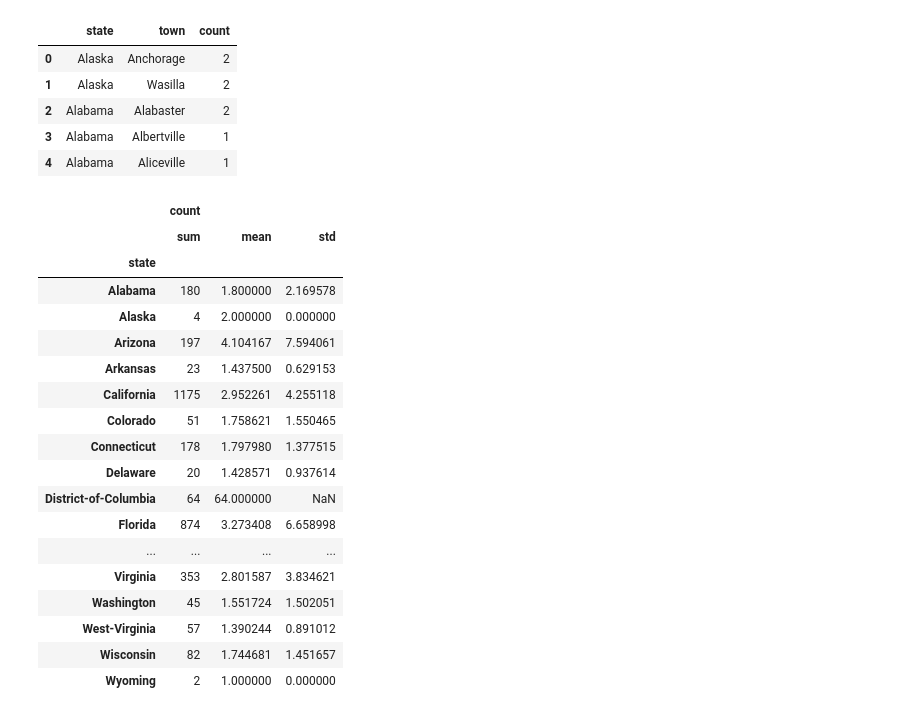
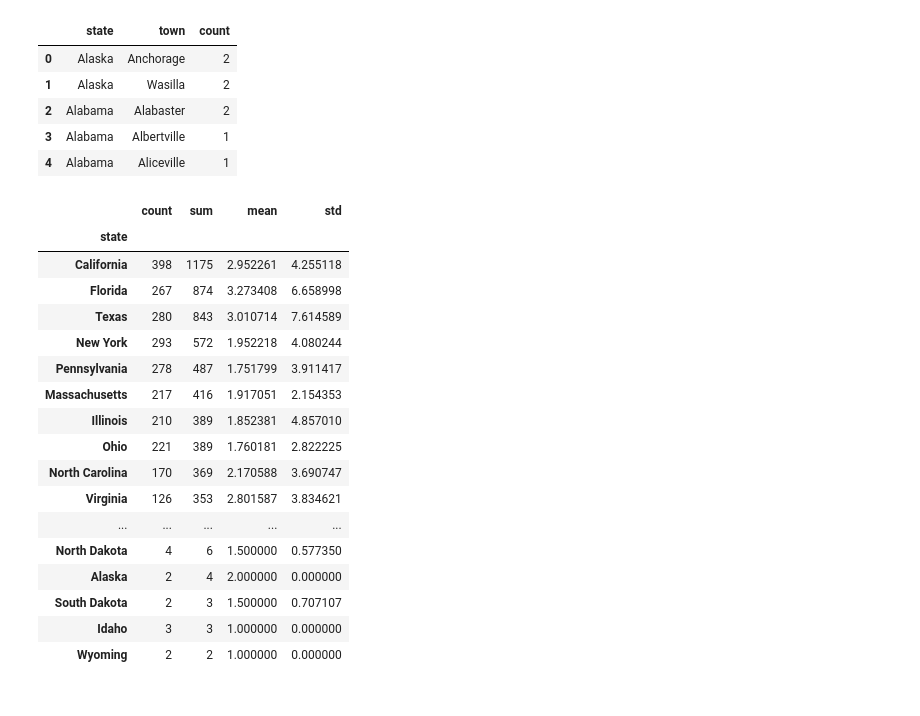
Before and after one commit to cheetahskita/dsa-projects, a Jupyter notebook: 1-web-scraping/CVS_Scraper.ipynb, the cells around one changed output. Saved outputs shown, nothing was run; the diff lists cells and outputs as text; code cells hidden in the pictures.

```diff
--- a/1-web-scraping/CVS_Scraper.ipynb
+++ b/1-web-scraping/CVS_Scraper.ipynb
@@ -84,24 +72,24 @@ df_cvs.head()
 | 3 | Alabama | Albertville | 1 |
 | 4 | Alabama | Aliceville | 1 |
 # %%
-df_cvs.groupby('state').agg({'count':['sum','mean','std']})
+df_states = df_cvs.groupby('state').agg({'count':['count','sum','mean','std']})['count'].sort_values('sum', ascending=False)
+df_states.head()
 # %% [output]
-|  | count |  |  |
-|  | sum | mean | std |
-| state |  |  |  |
-| Alabama | 180 | 1.800000 | 2.169578 |
-| Alaska | 4 | 2.000000 | 0.000000 |
-| Arizona | 197 | 4.104167 | 7.594061 |
-| Arkansas | 23 | 1.437500 | 0.629153 |
-| California | 1175 | 2.952261 | 4.255118 |
-| Colorado | 51 | 1.758621 | 1.550465 |
-| Connecticut | 178 | 1.797980 | 1.377515 |
-| Delaware | 20 | 1.428571 | 0.937614 |
-| District-of-Columbia | 64 | 64.000000 | NaN |
-| Florida | 874 | 3.273408 | 6.658998 |
-| ... | ... | ... | ... |
-| Virginia | 353 | 2.801587 | 3.834621 |
-| Washington | 45 | 1.551724 | 1.502051 |
-| West-Virginia | 57 | 1.390244 | 0.891012 |
-| Wisconsin | 82 | 1.744681 | 1.451657 |
-| Wyoming | 2 | 1.000000 | 0.000000 |
+|  | count | sum | mean | std |
+| state |  |  |  |  |
+| California | 398 | 1175 | 2.952261 | 4.255118 |
+| Florida | 267 | 874 | 3.273408 | 6.658998 |
+| Texas | 280 | 843 | 3.010714 | 7.614589 |
+| New York | 293 | 572 | 1.952218 | 4.080244 |
+| Pennsylvania | 278 | 487 | 1.751799 | 3.911417 |
+| Massachusetts | 217 | 416 | 1.917051 | 2.154353 |
+| Illinois | 210 | 389 | 1.852381 | 4.857010 |
+| Ohio | 221 | 389 | 1.760181 | 2.822225 |
+| North Carolina | 170 | 369 | 2.170588 | 3.690747 |
+| Virginia | 126 | 353 | 2.801587 | 3.834621 |
+| ... | ... | ... | ... | ... |
+| North Dakota | 4 | 6 | 1.500000 | 0.577350 |
+| Alaska | 2 | 4 | 2.000000 | 0.000000 |
+| South Dakota | 2 | 3 | 1.500000 | 0.707107 |
+| Idaho | 3 | 3 | 1.000000 | 0.000000 |
+| Wyoming | 2 | 2 | 1.000000 | 0.000000 |
```
Also changed, not shown: parts of 32 cells of this notebook, 11 other files.
